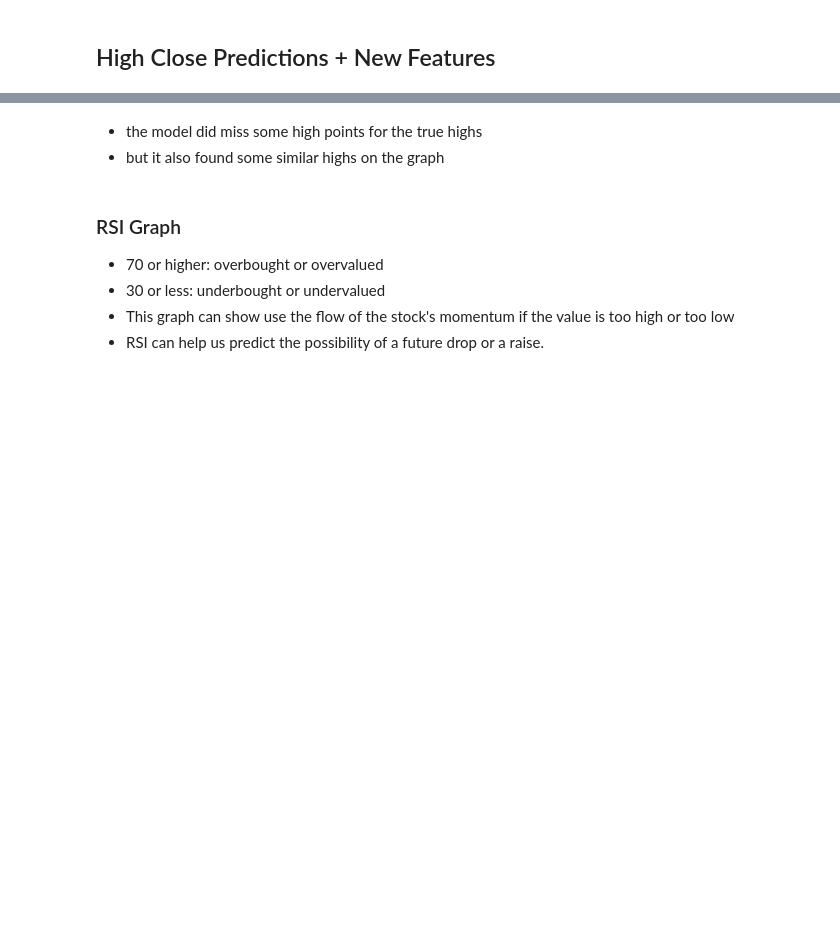
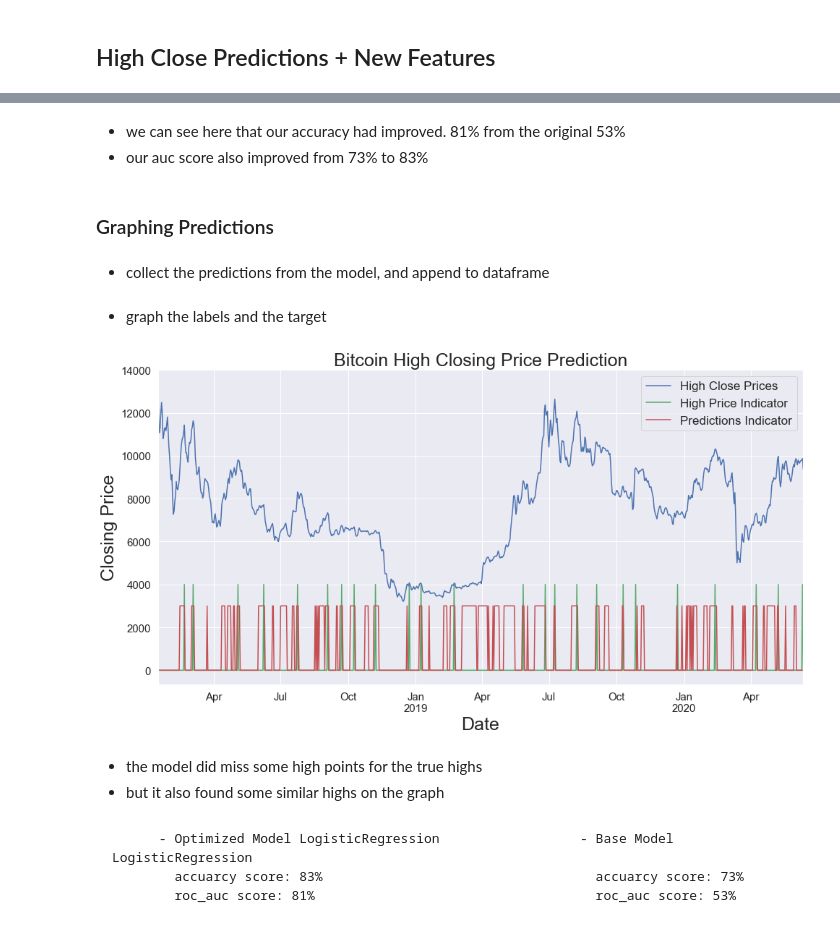
Before and after one commit to anhbiphan/Project_Bitcoin, a Jupyter notebook: BTC-USD_High_Preds.ipynb, the cells around one changed output, grey strips where cells are left out. Saved outputs shown, nothing was run; the diff lists cells and outputs as text; code cells hidden in the pictures; blank space fills up the shorter version.

```diff
--- a/BTC-USD_High_Preds.ipynb
+++ b/BTC-USD_High_Preds.ipynb
@@ -252,15 +337,33 @@ scores.mean(), scores.std()
+# %% [markdown]
+- we can see here that our accuracy had improved. 81% from the original 53%
+- our auc score also improved from 73% to 83%
+# %% [markdown]
+### Graphing Predictions
+# %% [markdown]
+- collect the predictions from the model, and append to dataframe
 # %%
 high_preds = cross_val_predict(pipe, X, y, n_jobs=-1, cv=5)
 clean_bit['high_preds'] = high_preds.tolist()
+# %% [markdown]
+- graph the labels and the target
 # %%
 plt.figure(figsize=(16,8))
-clean_bit.smooth.plot(label='Prices')
-(4000*clean_bit.max_ids).plot(color='r', label='High Price Labels')
-(3000*clean_bit.high_preds).plot(color='g', label='Predictions')
-plt.ylabel('Closing Price')
-plt.title('High Prediction', fontsize=20)
-plt.legend(fontsize=15);
-# plt.savefig('High_prices', transparent =True);
+
+clean_bit.smooth.plot(label='High Close Prices')
+
+(4000*clean_bit.max_ids).plot(color='g', label='High Price Indicator') # scaled up to 4000, this is the label
+(3000*clean_bit.high_preds).plot(color='r', label='Predictions Indicator') # scaled up to 3000, this is the predictions
+
+plt.ylabel('Closing Price', fontsize=25)
+plt.xlabel('Date', fontsize=25)
+plt.xticks(fontsize=15)
+plt.yticks(fontsize=15)
+
+plt.title('Bitcoin High Closing Price Prediction', fontsize=25)
+plt.legend(fontsize=17);
+# plt.savefig('High_Closing_Price_Prediction', transparent =True);
+# %% [output]
+[figure, added]
 # %% [markdown]
 - the model did miss some high points for the true highs
 - but it also found some similar highs on the graph
@@ -269,7 +369,0 @@ clean_bit[['Close', 'smooth', 'max_ids', 'high_preds']].tail(10)
-# %% [markdown]
-### RSI Graph
-
-- 70 or higher: overbought or overvalued
-- 30 or less: underbought or undervalued
-- This graph can show use the flow of the stock's momentum if the value is too high or too low
-- RSI can help us predict the possibility of a future drop or a raise.
@@ -282,0 +370,4 @@ plt.title('RSI', fontsize=15);
+# %% [markdown]
+          - Optimized Model LogisticRegression                  - Base Model LogisticRegression
+            accuarcy score: 83%                                   accuarcy score: 73%
+            roc_auc score: 81%                                    roc_auc score: 53%
```
Also changed, not shown: parts of 26 cells of this notebook, 7 other files.
